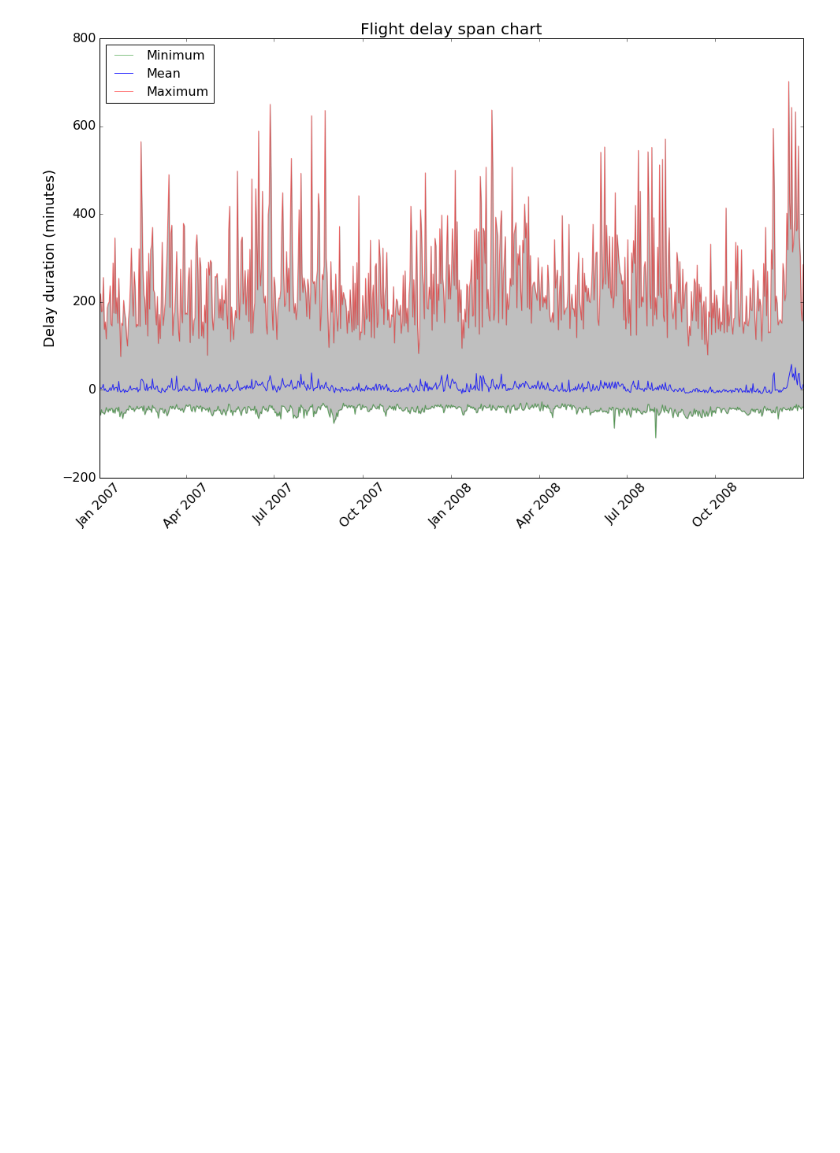
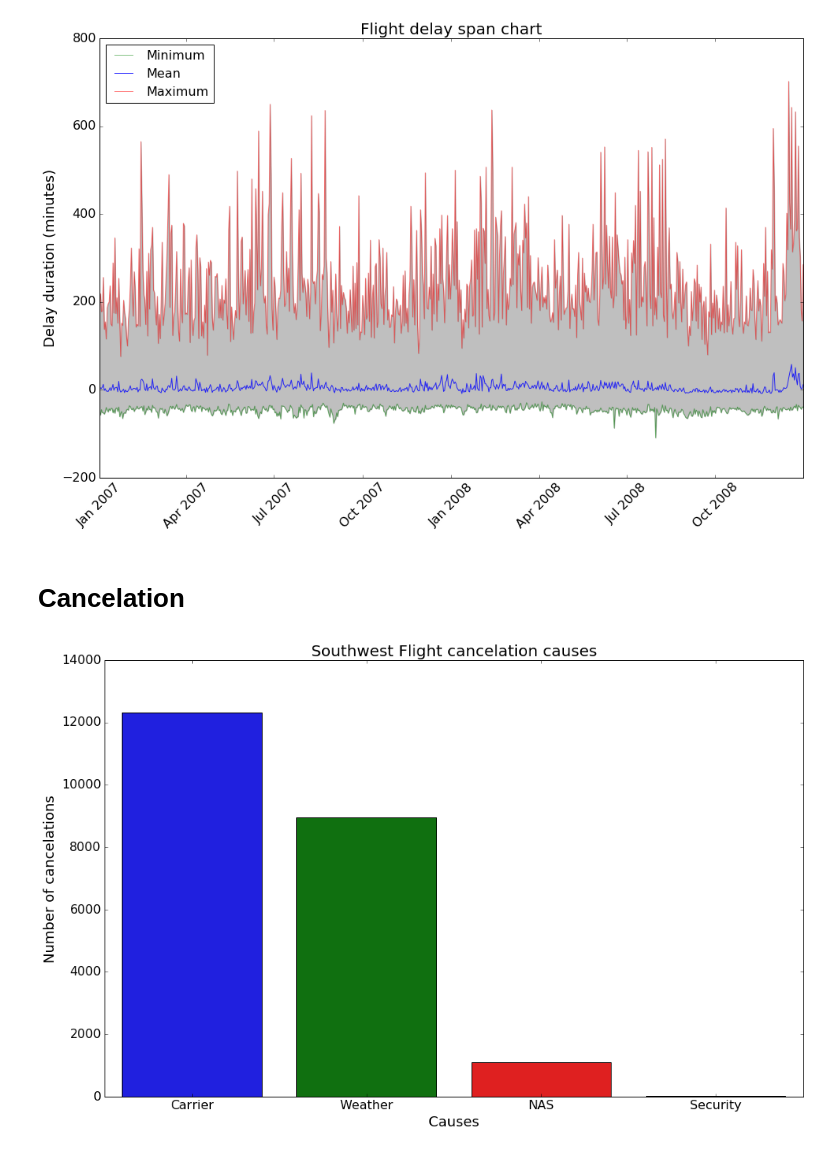
Before and after one commit to Zibski/Airline-on-time, a Jupyter notebook: Data Exploration.ipynb, the cells around one changed output. Cells and saved outputs as stored; diff of their text form; code cells hidden in the pictures; blank space fills up the shorter version.

Commit message:
Added cancelation, fixed titles

```diff
--- a/Data Exploration.ipynb
+++ b/Data Exploration.ipynb
@@ -213,3 +213,21 @@ plt.yticks(fontsize=16)
 plt.show()
 # %% [output]
 [figure]
+# %% [markdown]
+# Cancelation
+# %%
+CancFlights = df[(df.Status == 4)]
+
+codes = ['Carrier', 'Weather', 'NAS', 'Security']
+fig, ax = plt.subplots(figsize=(16, 10))
+sns.countplot('CancellationCode', data=CancFlights)
+labels = [item.get_text() for item in ax.get_xticklabels()]
+ax.set_xticklabels(codes)
+plt.ylabel('Number of cancelations', fontsize=18)
+plt.title('Southwest Flight cancelation causes', fontsize=20)
+plt.xlabel('Causes', fontsize=18)
+plt.xticks(fontsize=16)
+plt.yticks(fontsize=16)
+plt.show()
+# %% [output]
+[figure, added]
```
Also changed, not shown: parts of 5 cells of this notebook.
